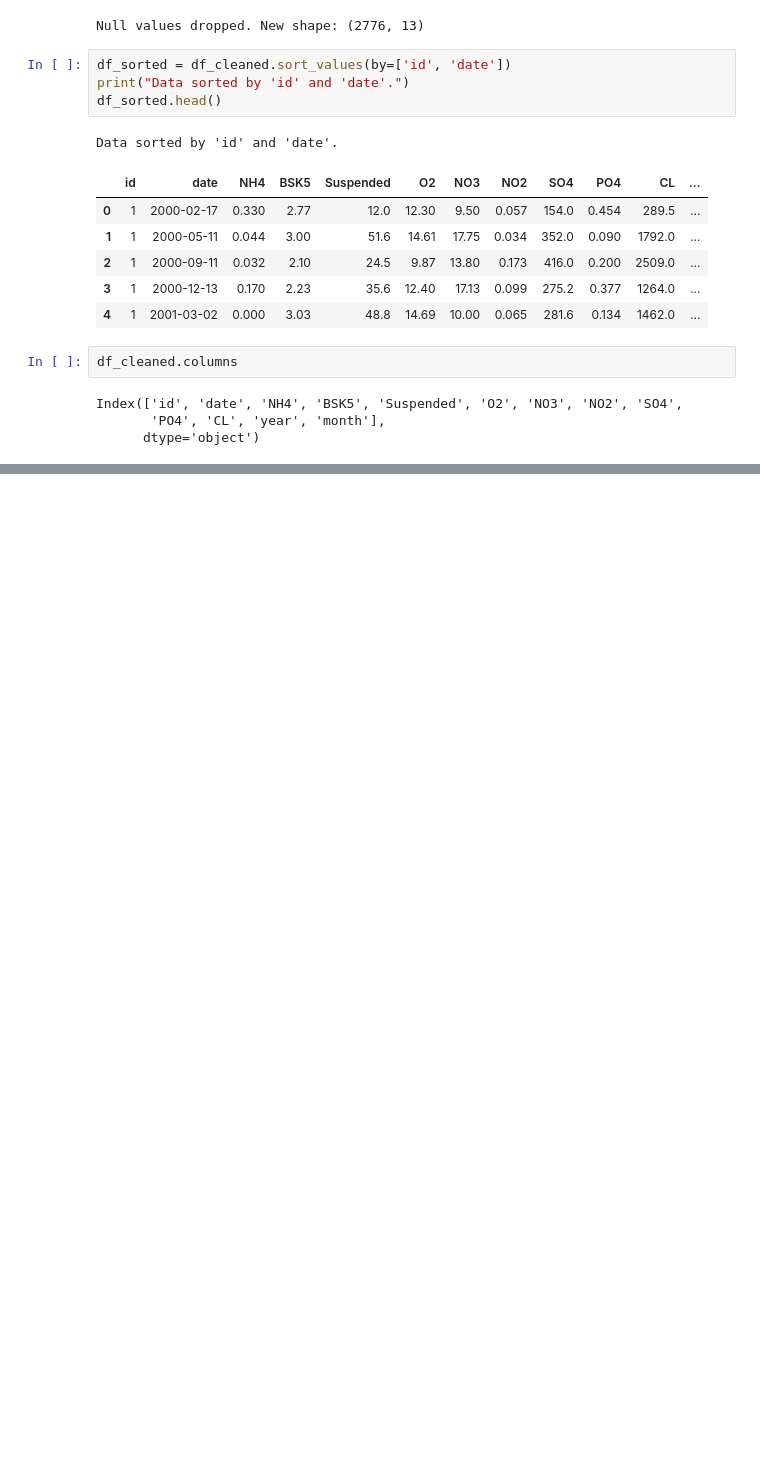
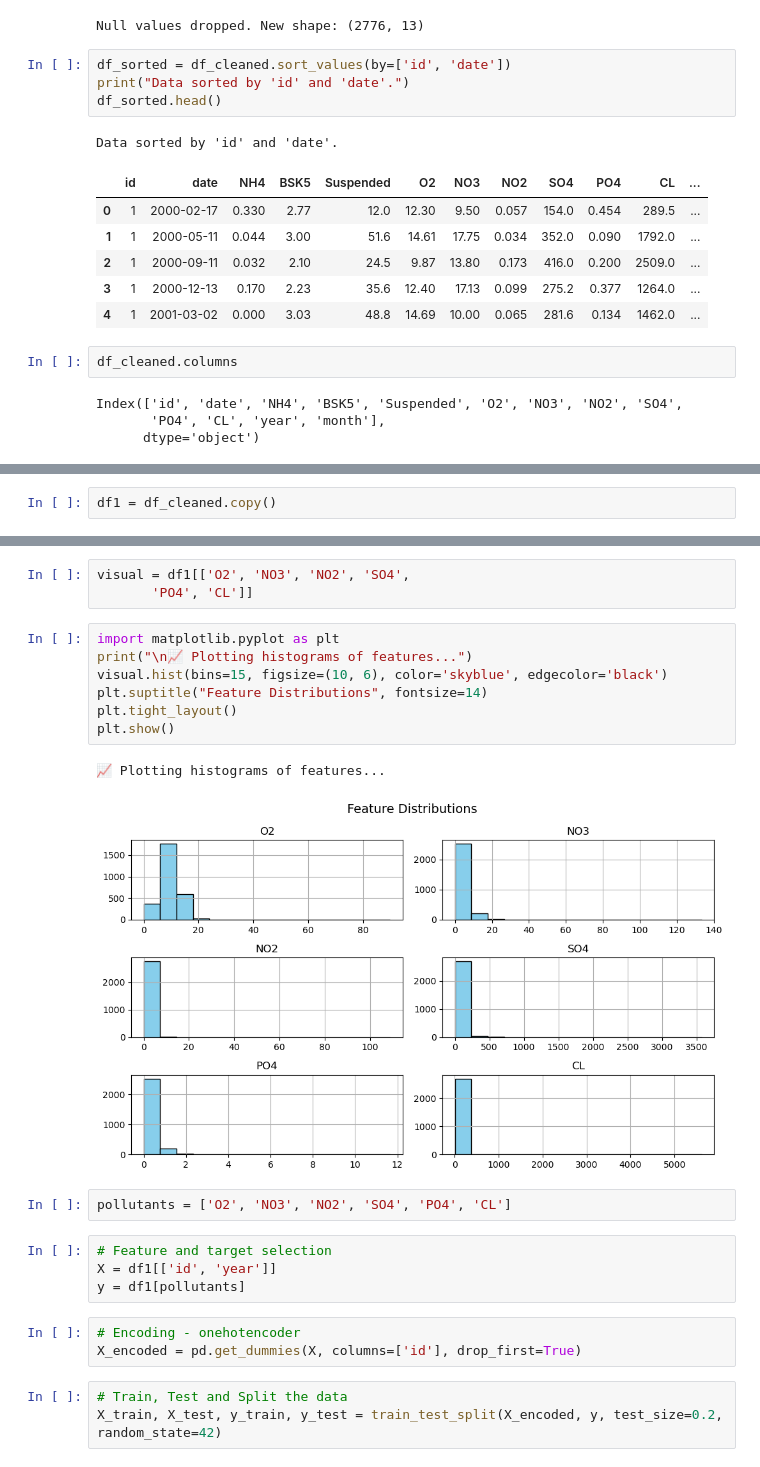
Before and after one commit to cvenugopal2005/WaterQualityPrediction_AICTE, a Jupyter notebook: WaterQualityPrediction.ipynb, the cells around one changed output, grey strips where cells are left out. Cells and saved outputs as stored; diff of their text form; blank space fills up the shorter version.

```diff
--- a/WaterQualityPrediction.ipynb
+++ b/WaterQualityPrediction.ipynb
@@ -163,0 +171,2 @@ Index(['id', 'date', 'NH4', 'BSK5', 'Suspended', 'O2', 'NO3', 'NO2', 'SO4',
+# %%
+df1 = df_cleaned.copy()
@@ -163,0 +206,25 @@ Index(['id', 'date', 'NH4', 'BSK5', 'Suspended', 'O2', 'NO3', 'NO2', 'SO4',
+# %%
+visual = df1[['O2', 'NO3', 'NO2', 'SO4',
+       'PO4', 'CL']]
+# %%
+import matplotlib.pyplot as plt
+print("\n📈 Plotting histograms of features...")
+visual.hist(bins=15, figsize=(10, 6), color='skyblue', edgecolor='black')
+plt.suptitle("Feature Distributions", fontsize=14)
+plt.tight_layout()
+plt.show()
+# %% [output]
+📈 Plotting histograms of features...
+[figure, added]
+# %%
+pollutants = ['O2', 'NO3', 'NO2', 'SO4', 'PO4', 'CL']
+# %%
+# Feature and target selection
+X = df1[['id', 'year']]
+y = df1[pollutants]
+# %%
+# Encoding - onehotencoder
+X_encoded = pd.get_dummies(X, columns=['id'], drop_first=True)
+# %%
+# Train, Test and Split the data
+X_train, X_test, y_train, y_test = train_test_split(X_encoded, y, test_size=0.2,  random_state=42)
```
Also changed, not shown: parts of 9 cells of this notebook, 1 other file.
